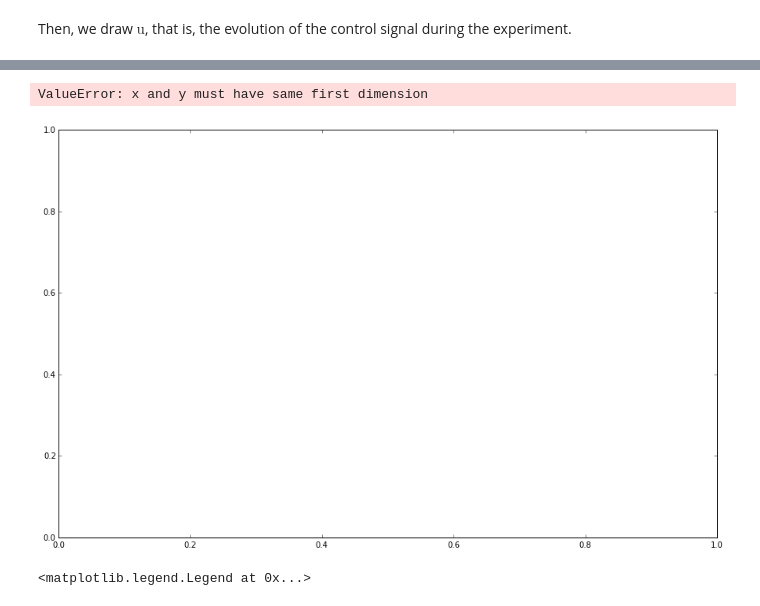
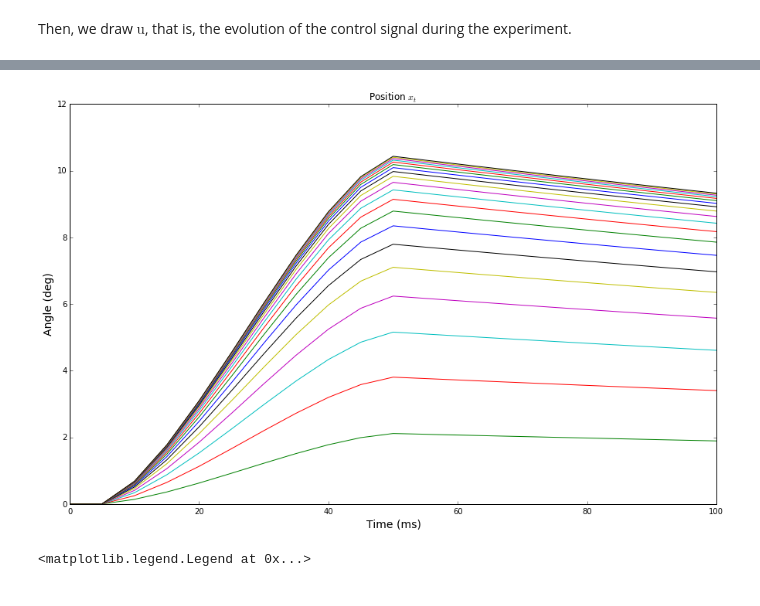
Before and after one commit to AnaideT/OptimalPrecision, a Jupyter notebook: 2017-06-13 Generalized coordinates.ipynb, the cells around one changed output, grey strips where cells are left out. Saved outputs shown, nothing was run; the diff lists cells and outputs as text; code cells hidden in the pictures.

```diff
--- a/2017-06-13 Generalized coordinates.ipynb
+++ b/2017-06-13 Generalized coordinates.ipynb
@@ -205,11 +210,11 @@ def cost_deriv(u, i):
 # %%
-niter = 10000
+niter = 5000
 eta = 5000
 # %%
 import time
 # %%
 #ubang = np.array
-ubang = np.ones(T+R+1)
+ubang = np.zeros(T+R+1)
 # %%
 #np.random.seed(42)
 #u = np.random.uniform(-5, 5, T+R+1)
@@ -237,7 +262,3 @@ array([  7.57781942e+03,   7.57781917e+03,   7.57781887e+03, ...,
 48.39198761516147
 # %% [markdown]
 Then, we draw $\text{u}$, that is, the evolution of the control signal during the experiment.
-# %%
-u[T+R] = -1800
-for i in np.arange(niter+1):
-    a[i,T+R] = 1800
@@ -249,3 +264,0 @@ plt.plot(a[niter])
-# %%
-for i in np.arange(21)*500:
-    plt.plot(np.linspace(0, (t_T+t_R)*1000, R+T+1), a[i], '-')
@@ -303,9 +333,8 @@ velocity[0] = np.array([   0.        ,  118.39973321,  190.2128015 ,  233.769629
 # %%
-plot_position(position, 500, 10000, 0.1, 1.9, 0.002)
-plt.plot(np.linspace(0,2000,T+R+1), xx,'r--')
+plot_position(position, 1000, 20000, 0.05, 0.05, 0.005)
+#plt.plot(np.linspace(0,2000,T+R+1), xx,'r--')
 # %% [output]
-ValueError: x and y must have same first dimension
-[figure, old version]
+[figure, new version]
 # %%
 fig_width = 15
 fig, ax = plt.subplots(1, 1, figsize=(fig_width, fig_width/1.618))
```
Also changed, not shown: parts of 24 cells of this notebook, 3 other files.
